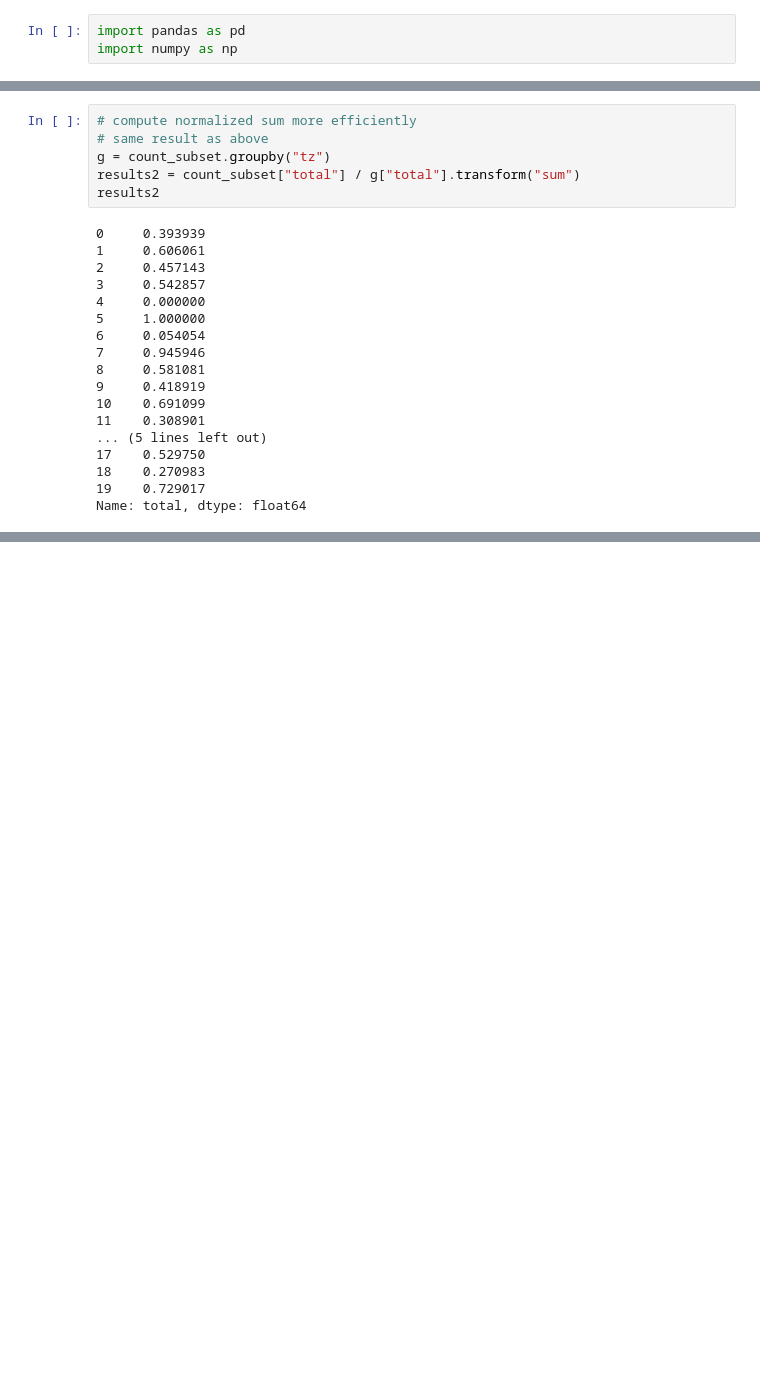
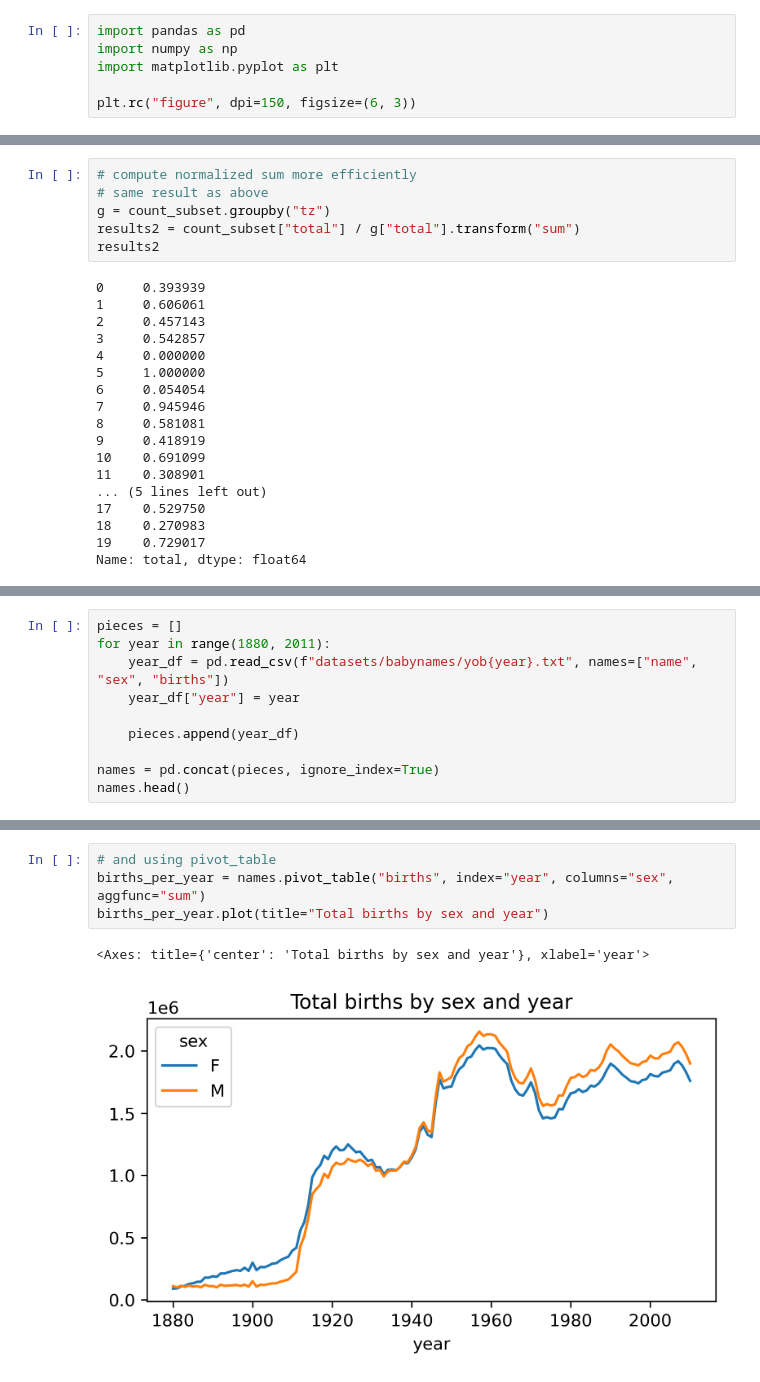
Before and after one commit to nicomu99/data-science, a Jupyter notebook: python-for-data-analysis/13_examples.ipynb, the cells around one changed output, grey strips where cells are left out. Cells and saved outputs as stored; diff of their text form; blank space fills up the shorter version.

```diff
--- a/python-for-data-analysis/13_examples.ipynb
+++ b/python-for-data-analysis/13_examples.ipynb
@@ -1,6 +1,9 @@
 # %%
 import pandas as pd
 import numpy as np
+import matplotlib.pyplot as plt
+
+plt.rc("figure", dpi=150, figsize=(6, 3))
 # %% [markdown]
 # 13.1 Bitly Data from 1.USA.gov
 # %%
@@ -346,0 +677,10 @@ Name: total, dtype: float64
+# %%
+pieces = []
+for year in range(1880, 2011):
+    year_df = pd.read_csv(f"datasets/babynames/yob{year}.txt", names=["name", "sex", "births"])
+    year_df["year"] = year
+
+    pieces.append(year_df)
+
+names = pd.concat(pieces, ignore_index=True)
+names.head()
@@ -346,0 +712,7 @@ Name: total, dtype: float64
+# %%
+# and using pivot_table
+births_per_year = names.pivot_table("births", index="year", columns="sex", aggfunc="sum")
+births_per_year.plot(title="Total births by sex and year")
+# %% [output]
+<Axes: title={'center': 'Total births by sex and year'}, xlabel='year'>
+[figure, added]
```
Also changed, not shown: parts of 74 cells of this notebook.
